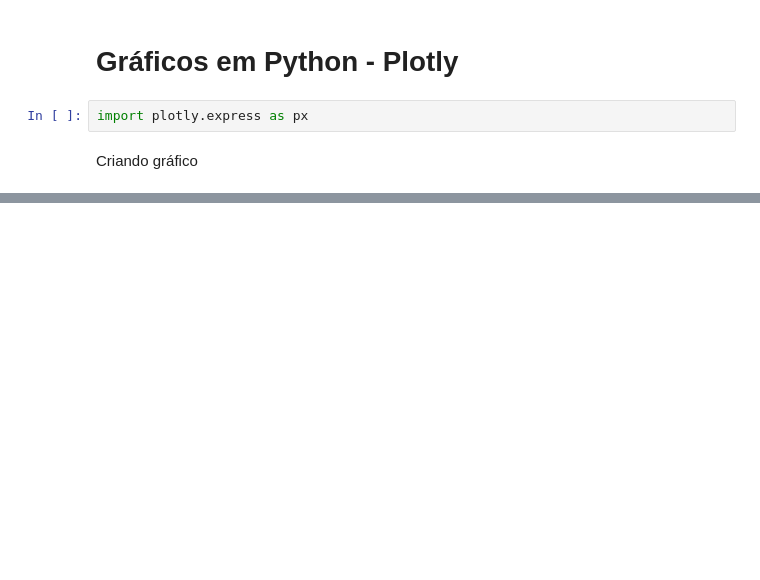
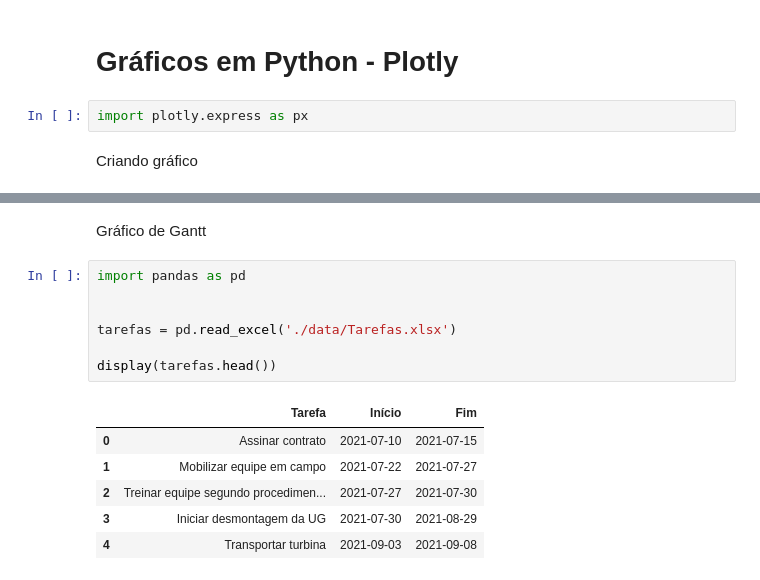
Before and after one commit to rafaelvizu/Exercicios_faculdade, a Jupyter notebook: Exercicio_python/big_data/1_introducao/2_criando_grafico.ipynb, the cells around one changed output, grey strips where cells are left out. Saved outputs shown, nothing was run; the diff lists cells and outputs as text; blank space fills up the shorter version.

```diff
--- a/Exercicio_python/big_data/1_introducao/2_criando_grafico.ipynb
+++ b/Exercicio_python/big_data/1_introducao/2_criando_grafico.ipynb
@@ -15,0 +51,16 @@ fig.show()
+# %% [markdown]
+Gráfico de Gantt
+# %%
+import pandas as pd
+
+
+tarefas = pd.read_excel('./data/Tarefas.xlsx')
+
+display(tarefas.head())
+# %% [output]
+|  | Tarefa | Início | Fim |
+| 0 | Assinar contrato | 2021-07-10 | 2021-07-15 |
+| 1 | Mobilizar equipe em campo | 2021-07-22 | 2021-07-27 |
+| 2 | Treinar equipe segundo procedimen... | 2021-07-27 | 2021-07-30 |
+| 3 | Iniciar desmontagem da UG | 2021-07-30 | 2021-08-29 |
+| 4 | Transportar turbina | 2021-09-03 | 2021-09-08 |
```
Also changed, not shown: parts of 8 cells of this notebook, 3 other files.
